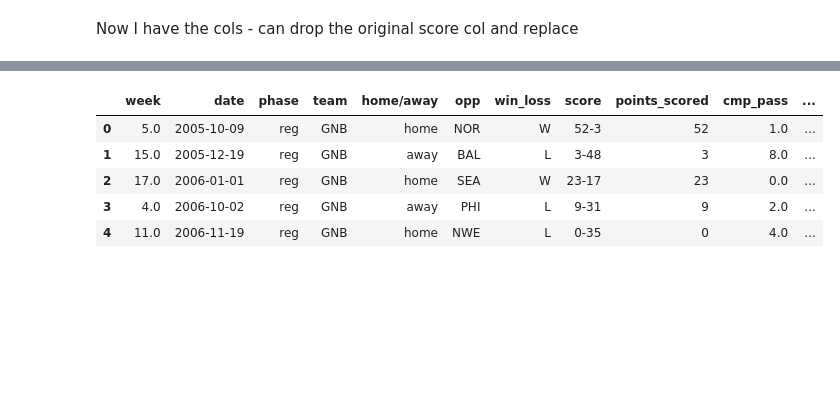
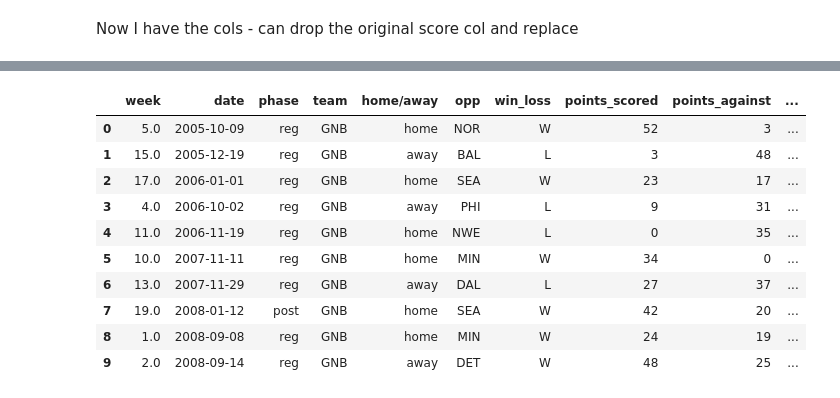
Before and after one commit to fonanroley/projects, a Jupyter notebook: qb_predictor.ipynb, the cells around one changed output, grey strips where cells are left out. Saved outputs shown, nothing was run; the diff lists cells and outputs as text; code cells hidden in the pictures; blank space fills up the shorter version.

Commit message:
Added some simple stats

```diff
--- a/qb_predictor.ipynb
+++ b/qb_predictor.ipynb
@@ -313,9 +328,43 @@ df.head()
+# %%
+# calculate the rate of tds and the rate of ints
+
+df['td_rate'] = (df['pass_td'] / df['pass_att']).fillna(0)
+df['int_rate'] = (df['int'] / df['pass_att']).fillna(0)
+# %%
+# convert cmp%_pass to a decimal range
+
+df['cmp%_pass'] = df['cmp%_pass'] / 100
+
+#replace the cmp%_pass with cmp_pass
+df = df.rename(columns={'cmp%_pass' : 'cmp_pct'})
+# %%
+# now compute the sack rate
+
+#first need the number of dropbacks
+df['dropbacks'] = df['pass_att'] + df['sk']
+
+#now compute the sack rate
+df['sack_rate'] = (df['sk'] / df['dropbacks']).fillna(0)
+# %%
+# add total yards stat
+df['total_yards'] = df['pass_yds'] + df['rush_yds']
+
+#add total tds stat
+df['total_tds'] = df['pass_td'] + df['rush_td']
+
+#add turnover
+df['turnovers'] = df['int'] + df['fl']
 # %%
-df.head()
+df.head(10)
 # %% [output]
-|  | week | date | phase | team | home/away | opp | win_loss | score | points_scored | cmp_pass | ... |
-| 0 | 5.0 | 2005-10-09 | reg | GNB | home | NOR | W | 52-3 | 52 | 1.0 | ... |
-| 1 | 15.0 | 2005-12-19 | reg | GNB | away | BAL | L | 3-48 | 3 | 8.0 | ... |
-| 2 | 17.0 | 2006-01-01 | reg | GNB | home | SEA | W | 23-17 | 23 | 0.0 | ... |
-| 3 | 4.0 | 2006-10-02 | reg | GNB | away | PHI | L | 9-31 | 9 | 2.0 | ... |
-| 4 | 11.0 | 2006-11-19 | reg | GNB | home | NWE | L | 0-35 | 0 | 4.0 | ... |
+|  | week | date | phase | team | home/away | opp | win_loss | points_scored | points_against | ... |
+| 0 | 5.0 | 2005-10-09 | reg | GNB | home | NOR | W | 52 | 3 | ... |
+| 1 | 15.0 | 2005-12-19 | reg | GNB | away | BAL | L | 3 | 48 | ... |
+| 2 | 17.0 | 2006-01-01 | reg | GNB | home | SEA | W | 23 | 17 | ... |
+| 3 | 4.0 | 2006-10-02 | reg | GNB | away | PHI | L | 9 | 31 | ... |
+| 4 | 11.0 | 2006-11-19 | reg | GNB | home | NWE | L | 0 | 35 | ... |
+| 5 | 10.0 | 2007-11-11 | reg | GNB | home | MIN | W | 34 | 0 | ... |
+| 6 | 13.0 | 2007-11-29 | reg | GNB | away | DAL | L | 27 | 37 | ... |
+| 7 | 19.0 | 2008-01-12 | post | GNB | home | SEA | W | 42 | 20 | ... |
+| 8 | 1.0 | 2008-09-08 | reg | GNB | home | MIN | W | 24 | 19 | ... |
+| 9 | 2.0 | 2008-09-14 | reg | GNB | away | DET | W | 48 | 25 | ... |
```
Also changed, not shown: parts of 5 cells of this notebook.
